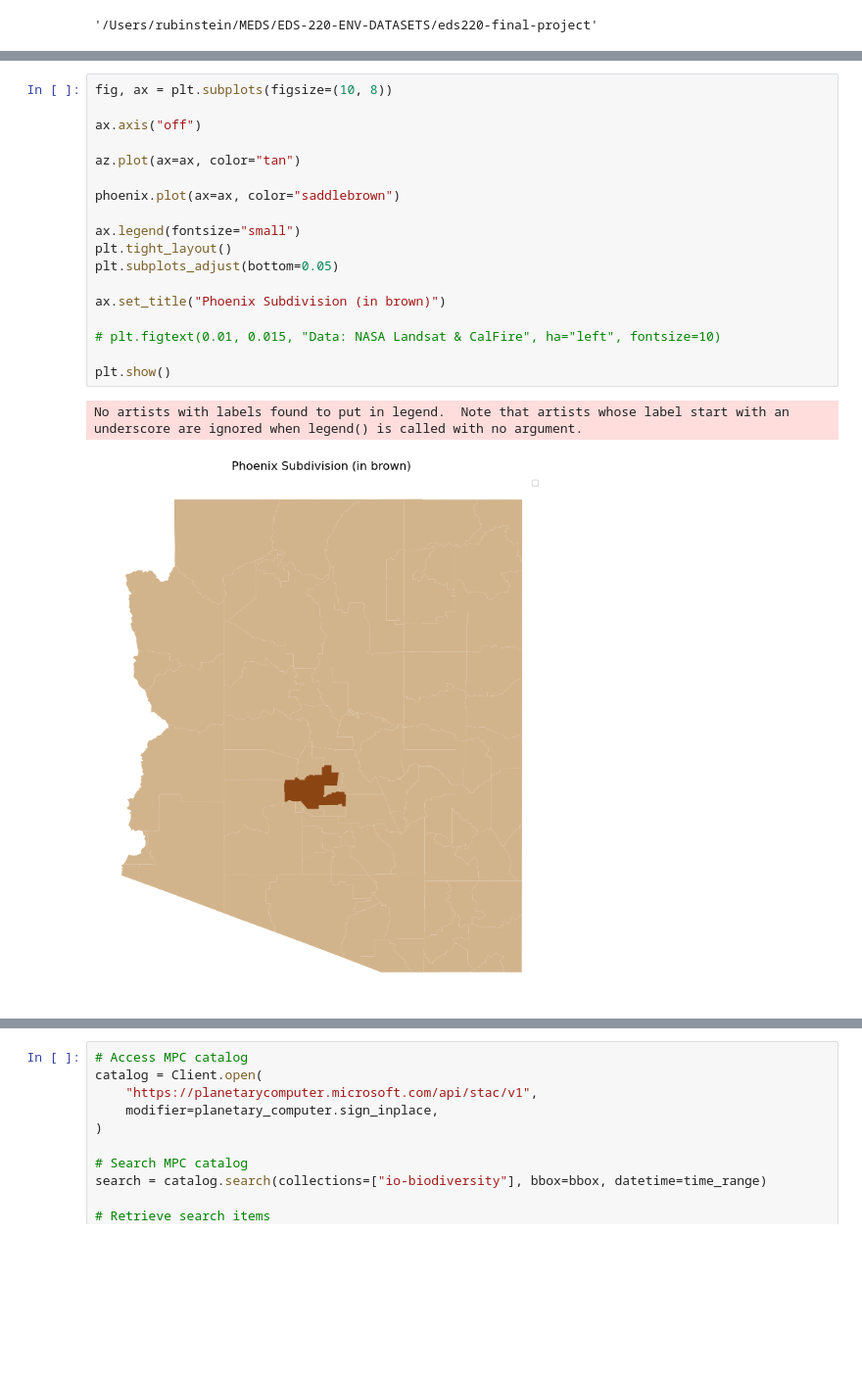
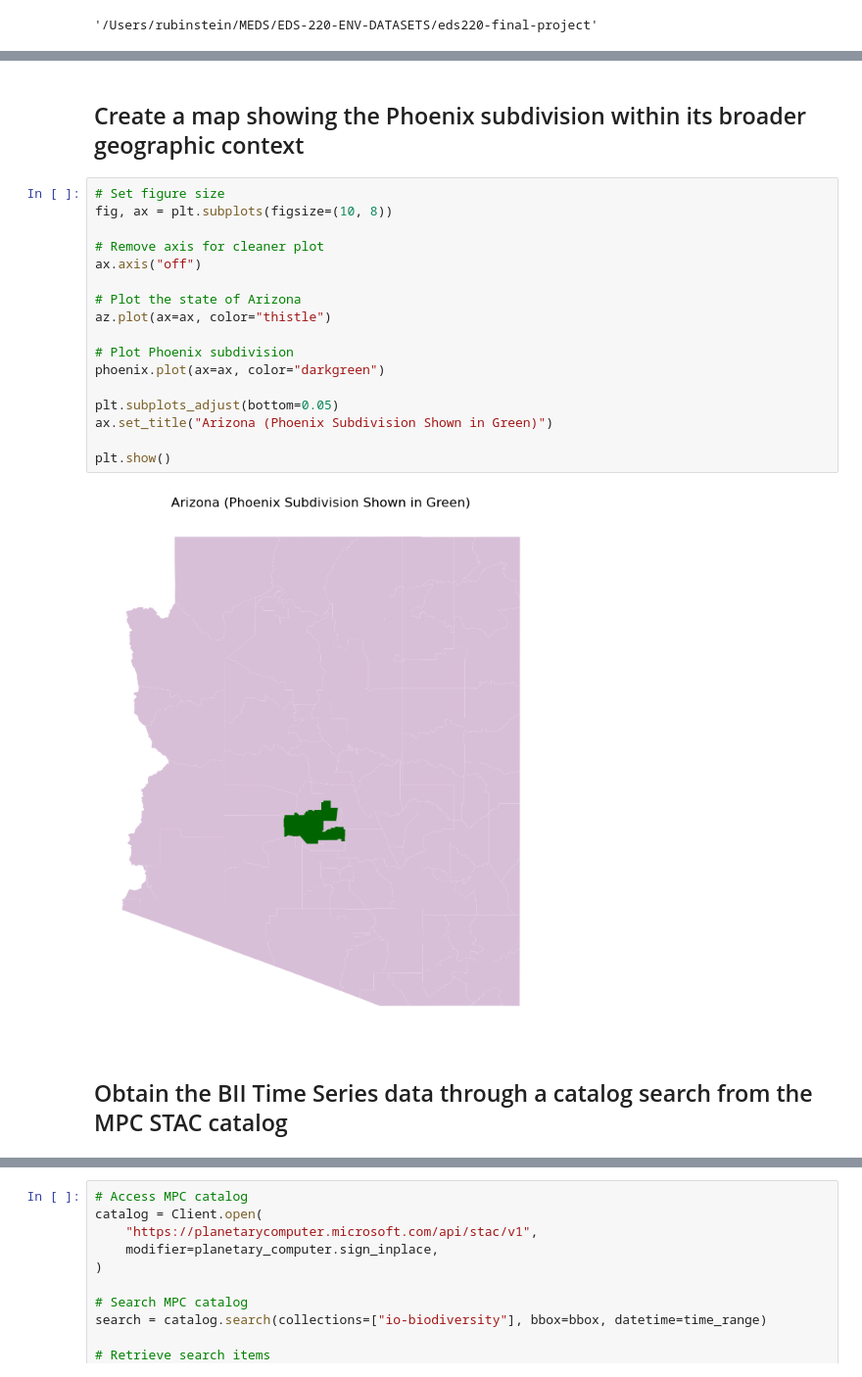
Before and after one commit to leirubinstein/eds220-final-project, a Jupyter notebook: bii-phoenix.ipynb, the cells around one changed output, grey strips where cells are left out. Shown at 98% size. Saved outputs shown, nothing was run; the diff lists cells and outputs as text; blank space fills up the shorter version.

```diff
--- a/bii-phoenix.ipynb
+++ b/bii-phoenix.ipynb
@@ -57,24 +60,26 @@ az = az.to_crs("epsg:4326")
 
 # Filter to Phoenix subdivision
 phoenix = az[az["NAME"] == "Phoenix"]
+# %% [markdown]
+## Create a map showing the Phoenix subdivision within its broader geographic context
 # %%
+# Set figure size
 fig, ax = plt.subplots(figsize=(10, 8))
 
+# Remove axis for cleaner plot
 ax.axis("off")
 
-az.plot(ax=ax, color="tan")
+# Plot the state of Arizona
+az.plot(ax=ax, color="thistle")
 
-phoenix.plot(ax=ax, color="saddlebrown")
+# Plot Phoenix subdivision
+phoenix.plot(ax=ax, color="darkgreen")
 
-ax.legend(fontsize="small")
-plt.tight_layout()
 plt.subplots_adjust(bottom=0.05)
-
-ax.set_title("Phoenix Subdivision (in brown)")
-
-# plt.figtext(0.01, 0.015, "Data: NASA Landsat & CalFire", ha="left", fontsize=10)
+ax.set_title("Arizona (Phoenix Subdivision Shown in Green)")
 
 plt.show()
 # %% [output]
-No artists with labels found to put in legend.  Note that artists whose label start with an underscore are ignored when legend() is called with no argument.
-[figure, old version]
+[figure, new version]
+# %% [markdown]
+## Obtain the BII Time Series data through a catalog search from the MPC STAC catalog
```
Also changed, not shown: parts of 13 cells of this notebook.
